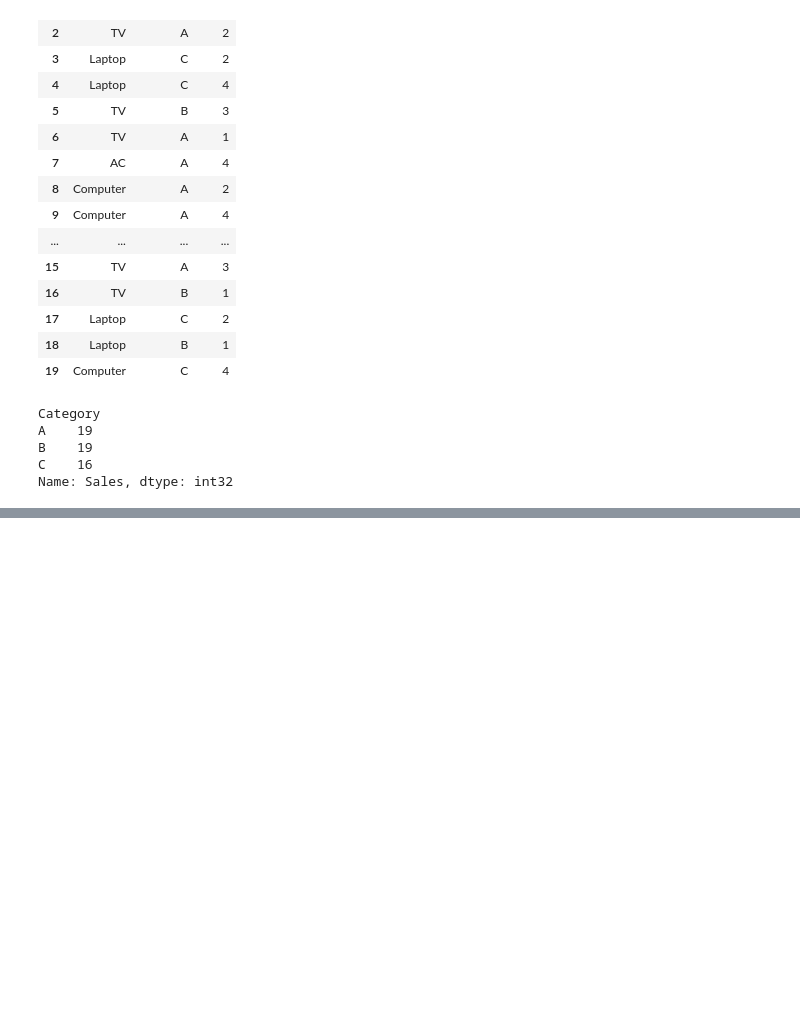
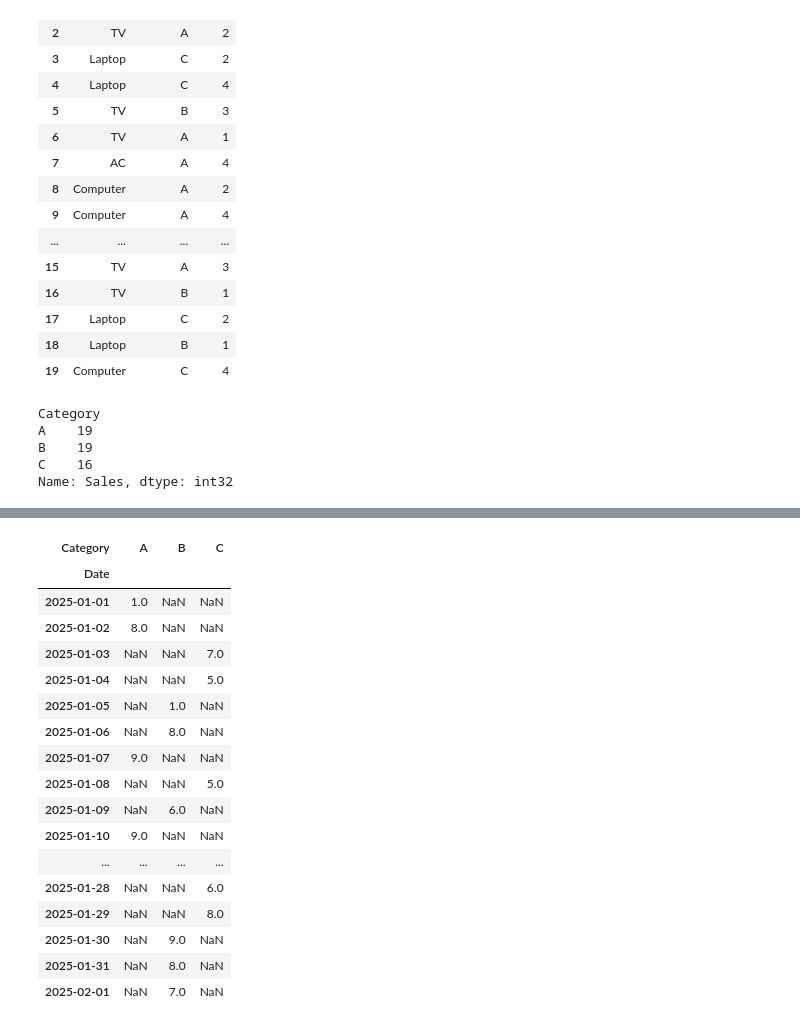
Before and after one commit to POTLASRIRAM/data_analyst, a Jupyter notebook: numpypandasassignments/pandasasssignments.ipynb, the cells around one changed output, grey strips where cells are left out. Drawn from its saved outputs; the diff is of its cells as text; code cells hidden in the pictures; blank space fills up the shorter version.

```diff
--- a/numpypandasassignments/pandasasssignments.ipynb
+++ b/numpypandasassignments/pandasasssignments.ipynb
@@ -271,0 +463,32 @@ Name: Sales, dtype: int32
+# %%
+### Assignment 8: Pivot Tables
+
+#1. Create a Pandas DataFrame with columns 'Date', 'Category', and 'Value'.
+#  Create a pivot table to compute the sum of 'Value' for each 'Category' by 'Date'.
+#A Pandas pivot table is a powerful tool to summarize, aggregate, and rearrange data — similar to Excel pivot tables.
+#pd.pivot_table(data=df,index='which colmn we want to take as index',columns='text columns',values='numerical cols',aggfunc='sum,mean,median,std,var')
+dates = pd.date_range(start='2025-01-01',end='2025-02-01',freq='D')
+df = pd.DataFrame(dates,columns=['Date'])
+df['Category'] = np.random.choice(['A','B','C'],size=len(dates))
+df['Value'] = pd.Series(np.random.randint(1,10,size=len(dates)))
+pivot_table= pd.pivot_table(data=df,index='Date',columns='Category',values='Value',aggfunc='sum')
+pivot_table
+# %% [output]
+| Category | A | B | C |
+| Date |  |  |  |
+| 2025-01-01 | 1.0 | NaN | NaN |
+| 2025-01-02 | 8.0 | NaN | NaN |
+| 2025-01-03 | NaN | NaN | 7.0 |
+| 2025-01-04 | NaN | NaN | 5.0 |
+| 2025-01-05 | NaN | 1.0 | NaN |
+| 2025-01-06 | NaN | 8.0 | NaN |
+| 2025-01-07 | 9.0 | NaN | NaN |
+| 2025-01-08 | NaN | NaN | 5.0 |
+| 2025-01-09 | NaN | 6.0 | NaN |
+| 2025-01-10 | 9.0 | NaN | NaN |
+| ... | ... | ... | ... |
+| 2025-01-28 | NaN | NaN | 6.0 |
+| 2025-01-29 | NaN | NaN | 8.0 |
+| 2025-01-30 | NaN | 9.0 | NaN |
+| 2025-01-31 | NaN | 8.0 | NaN |
+| 2025-02-01 | NaN | 7.0 | NaN |
```
Also changed, not shown: parts of 26 cells of this notebook.
